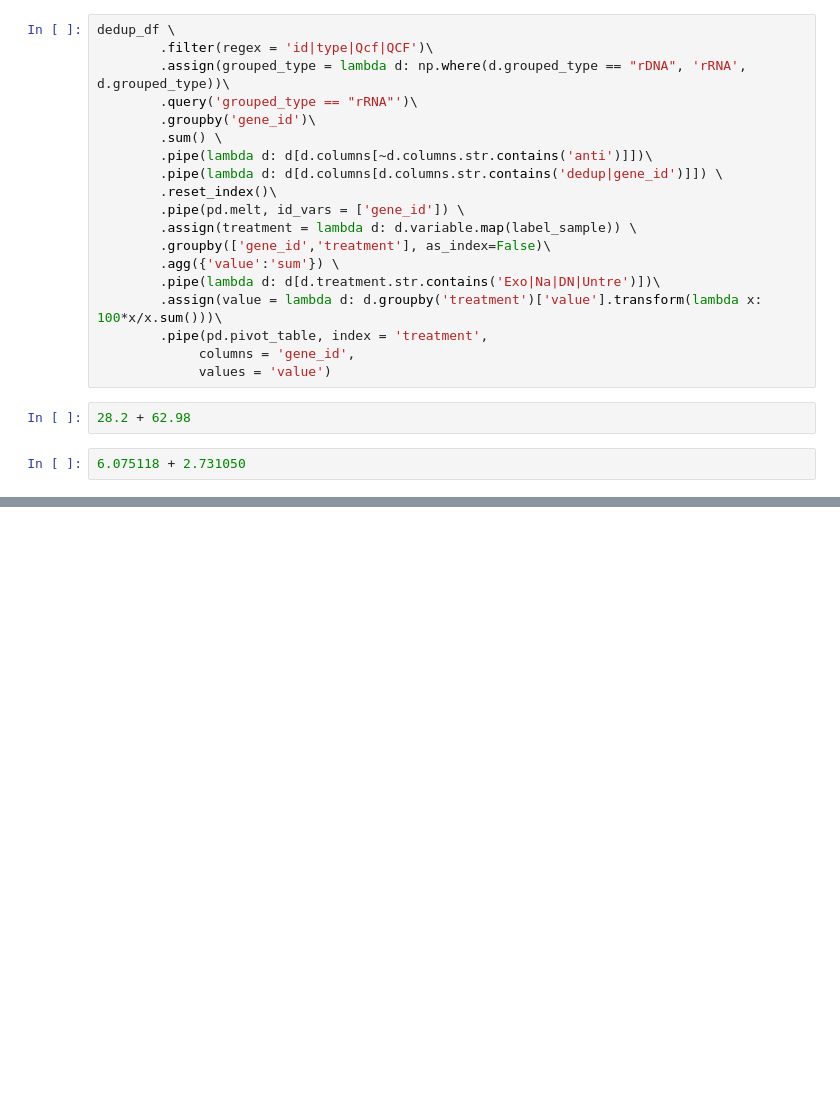
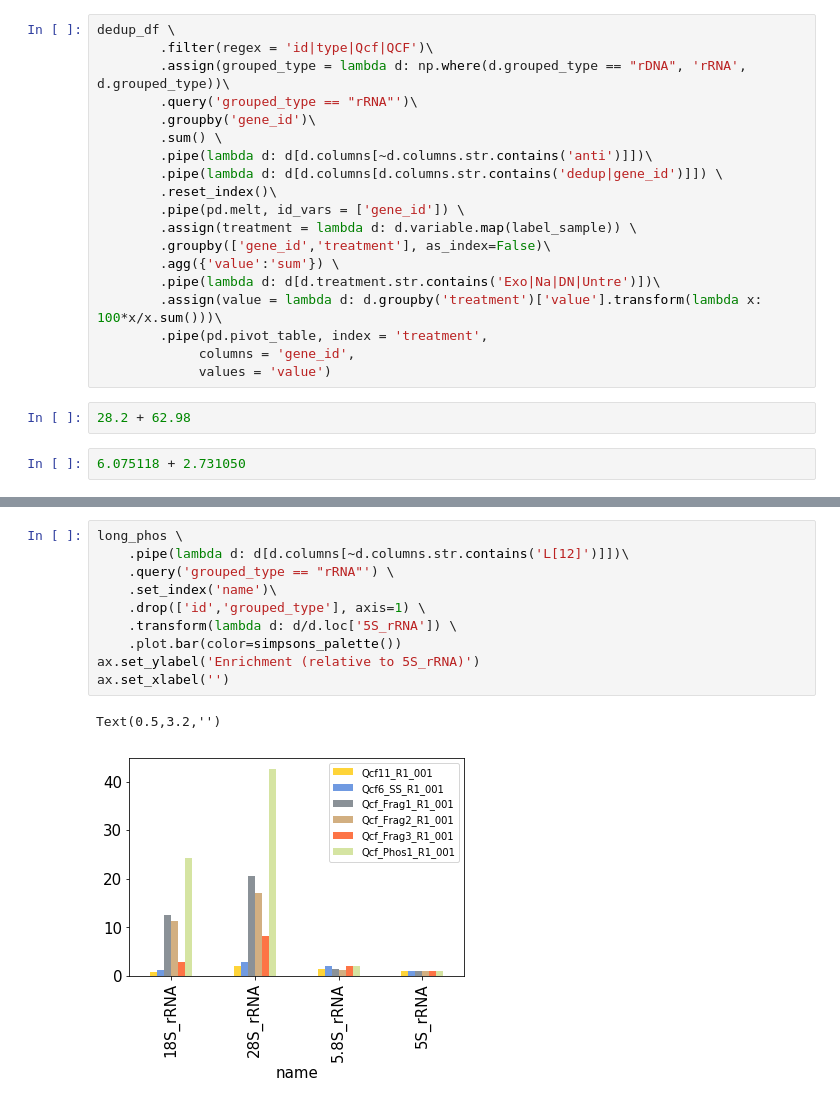
Before and after one commit to wckdouglas/cfNA, a Jupyter notebook: plots/plot_count.ipynb, the cells around one changed output, grey strips where cells are left out. Saved outputs shown, nothing was run; the diff lists cells and outputs as text; blank space fills up the shorter version.

```diff
--- a/plots/plot_count.ipynb
+++ b/plots/plot_count.ipynb
@@ -431,0 +501,13 @@ dedup_df.grouped_type.unique()
+# %%
+long_phos \
+    .pipe(lambda d: d[d.columns[~d.columns.str.contains('L[12]')]])\
+    .query('grouped_type == "rRNA"') \
+    .set_index('name')\
+    .drop(['id','grouped_type'], axis=1) \
+    .transform(lambda d: d/d.loc['5S_rRNA']) \
+    .plot.bar(color=simpsons_palette())
+ax.set_ylabel('Enrichment (relative to 5S_rRNA)')
+ax.set_xlabel('')
+# %% [output]
+Text(0.5,3.2,'')
+[figure, added]
```
Also changed, not shown: parts of 13 cells of this notebook, 16 other files.
